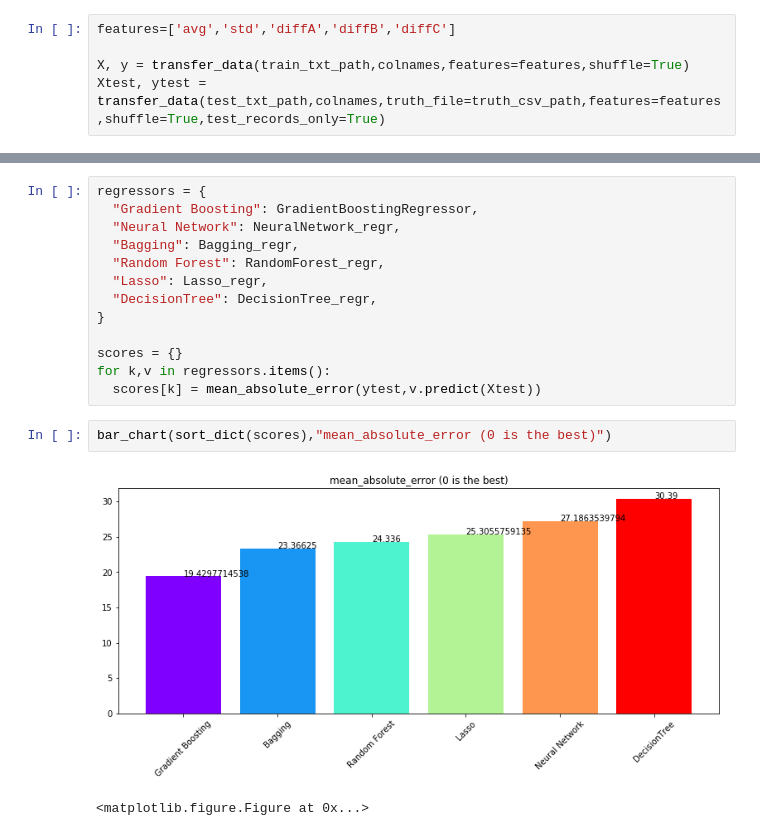
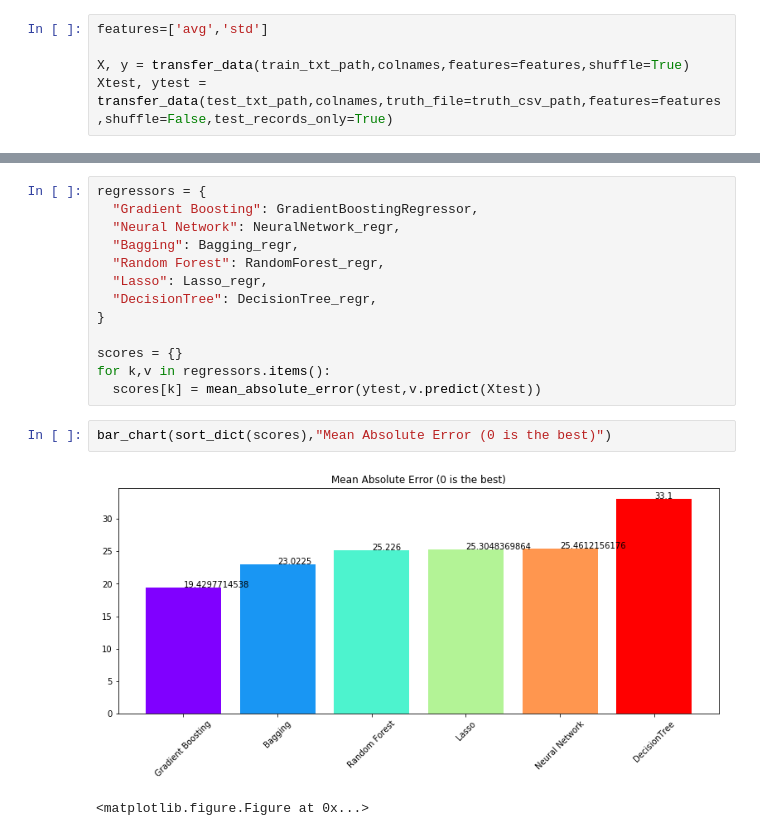
Before and after one commit to amer/IMPRO, a Jupyter notebook: Predictive Maintenance v4.ipynb, the cells around one changed output, grey strips where cells are left out. Drawn from its saved outputs; the diff is of its cells as text.

```diff
--- a/Predictive Maintenance v4.ipynb
+++ b/Predictive Maintenance v4.ipynb
@@ -245,10 +245,10 @@ def bar_chart(scores,title):
   plt.title(title)
   plt.figure()
 # %%
-features=['avg','std','diffA','diffB','diffC']
+features=['avg','std']
 
 X, y = transfer_data(train_txt_path,colnames,features=features,shuffle=True)
-Xtest, ytest = transfer_data(test_txt_path,colnames,truth_file=truth_csv_path,features=features,shuffle=True,test_records_only=True)
+Xtest, ytest = transfer_data(test_txt_path,colnames,truth_file=truth_csv_path,features=features,shuffle=False,test_records_only=True)
 # %%
 from sklearn.ensemble import GradientBoostingRegressor
 GradientBoostingRegressor = GradientBoostingRegressor(learning_rate=0.2,
@@ -300,7 +300,7 @@ scores = {}
 for k,v in regressors.items():
   scores[k] = mean_absolute_error(ytest,v.predict(Xtest))
 # %%
-bar_chart(sort_dict(scores),"mean_absolute_error (0 is the best)")
+bar_chart(sort_dict(scores),"Mean Absolute Error (0 is the best)")
 # %% [output]
-[figure, old version]
+[figure, new version]
 <matplotlib.figure.Figure at 0x...>
```
